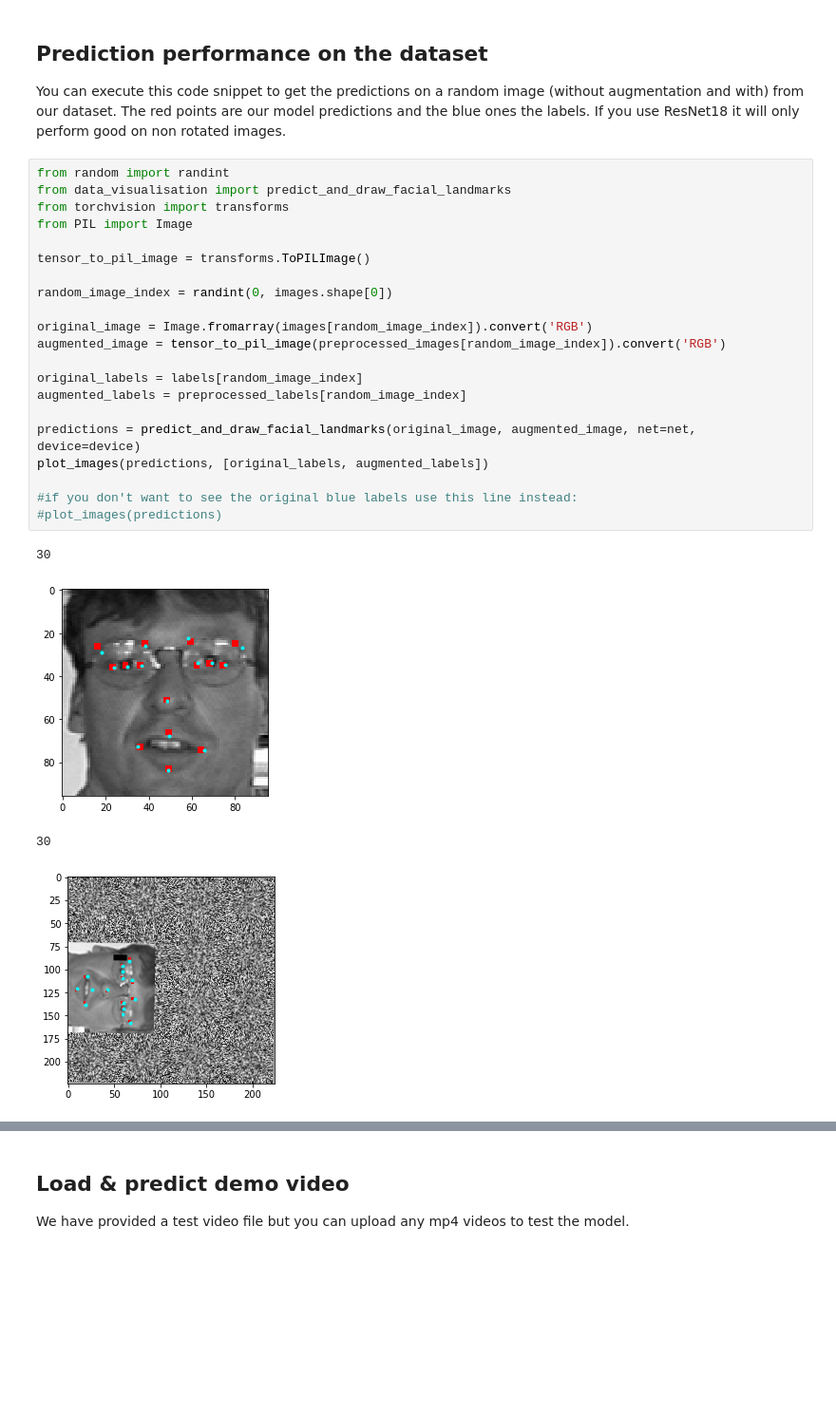
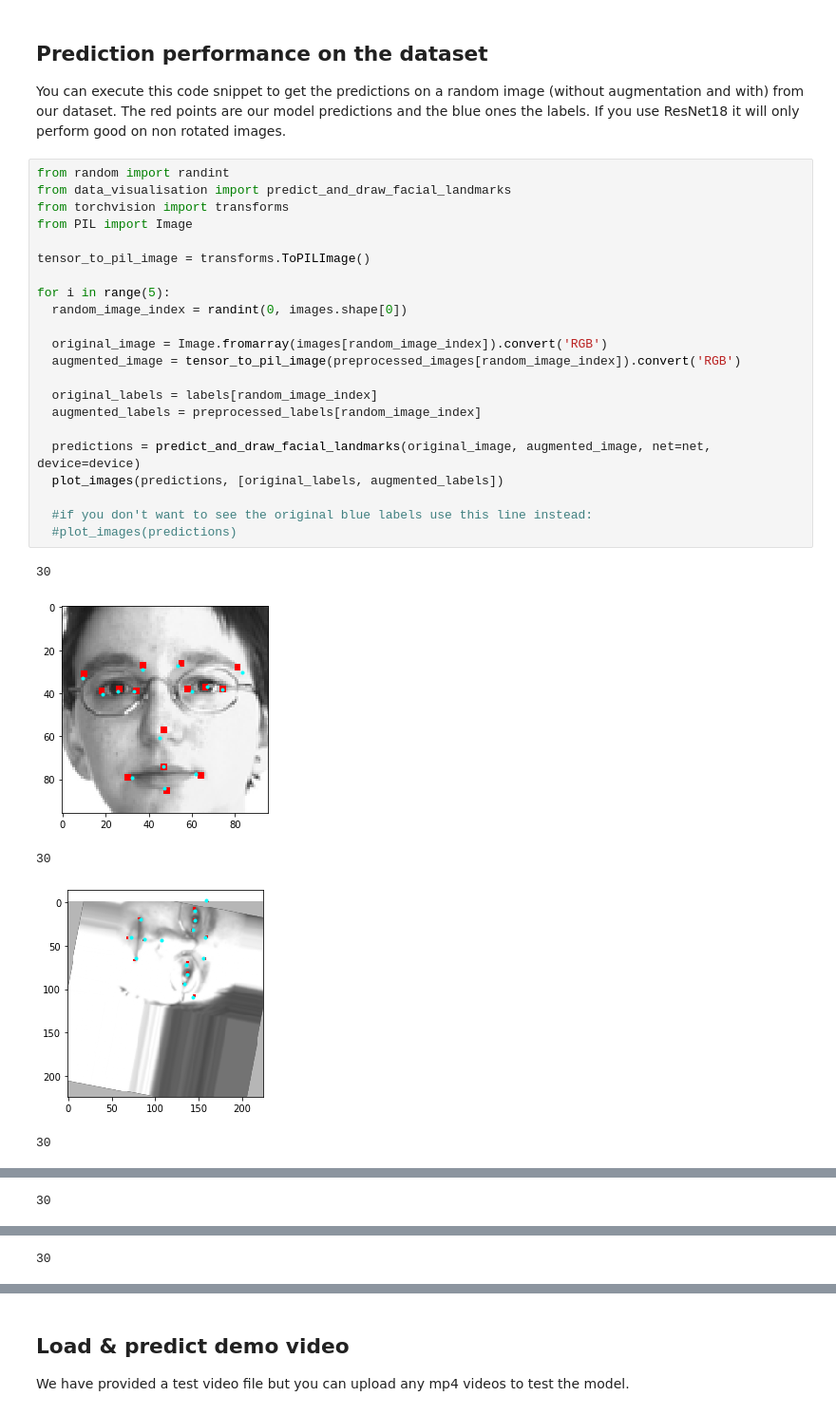
Before and after one commit to ko-redtruck/facial-landmark-detection, a Jupyter notebook: project-submission/demo_facial_landmarks.ipynb, the cells around one changed output, grey strips where cells are left out. Shown: that part at 95% size. Saved outputs shown, nothing was run; the diff lists cells and outputs as text; blank space fills up the shorter version.

```diff
--- a/project-submission/demo_facial_landmarks.ipynb
+++ b/project-submission/demo_facial_landmarks.ipynb
@@ -134,26 +134,28 @@ You can execute this code snippet to get the predictions on a random image (with
 # %%
 from random import randint
 from data_visualisation import predict_and_draw_facial_landmarks
 from torchvision import transforms
 from PIL import Image
 
 tensor_to_pil_image = transforms.ToPILImage()
 
-random_image_index = randint(0, images.shape[0])
+for i in range(5):
+  random_image_index = randint(0, images.shape[0])
 
-original_image = Image.fromarray(images[random_image_index]).convert('RGB')
-augmented_image = tensor_to_pil_image(preprocessed_images[random_image_index]).convert('RGB')
+  original_image = Image.fromarray(images[random_image_index]).convert('RGB')
+  augmented_image = tensor_to_pil_image(preprocessed_images[random_image_index]).convert('RGB')
 
-original_labels = labels[random_image_index]
-augmented_labels = preprocessed_labels[random_image_index]
+  original_labels = labels[random_image_index]
+  augmented_labels = preprocessed_labels[random_image_index]
 
-predictions = predict_and_draw_facial_landmarks(original_image, augmented_image, net=net, device=device)
-plot_images(predictions, [original_labels, augmented_labels])
+  predictions = predict_and_draw_facial_landmarks(original_image, augmented_image, net=net, device=device)
+  plot_images(predictions, [original_labels, augmented_labels])
 
-#if you don't want to see the original blue labels use this line instead:
-#plot_images(predictions)
+  #if you don't want to see the original blue labels use this line instead:
+  #plot_images(predictions)
 # %% [output]
 30
-[figure, old version]
+[figure, new version]
 30
-[figure, old version]
+[figure, new version]
+30
@@ -160,0 +163 @@ plot_images(predictions, [original_labels, augmented_labels])
+30
@@ -161,0 +165 @@ plot_images(predictions, [original_labels, augmented_labels])
+30
```
Also changed, not shown: parts of 2 cells of this notebook.
